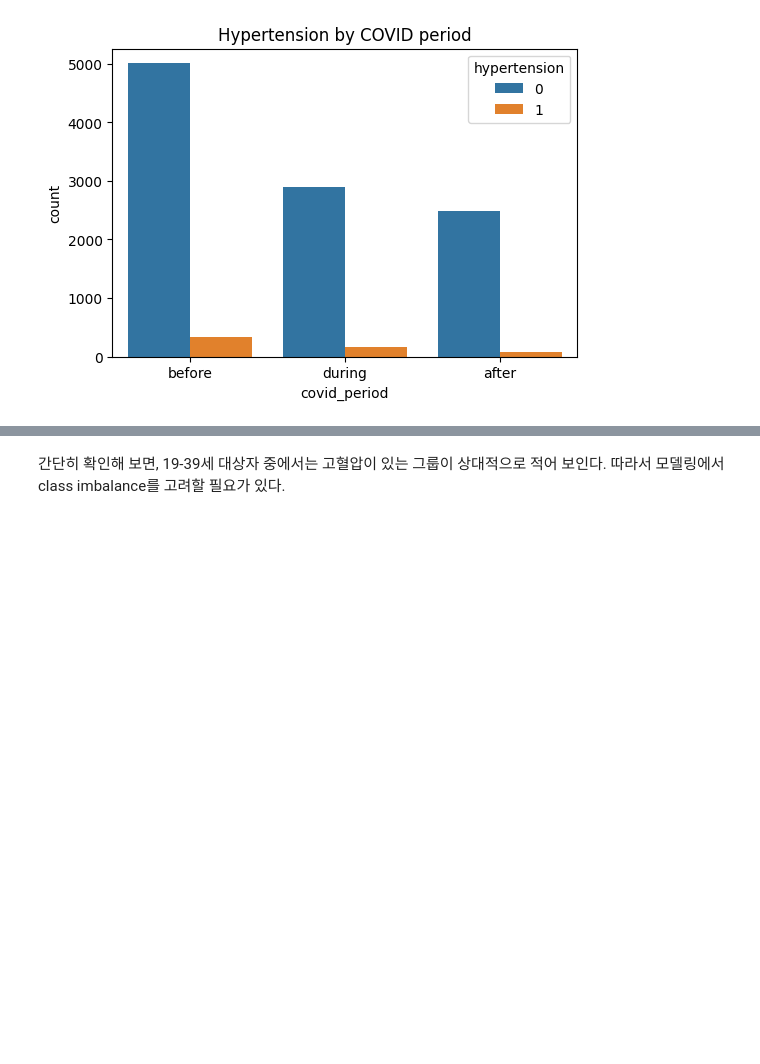
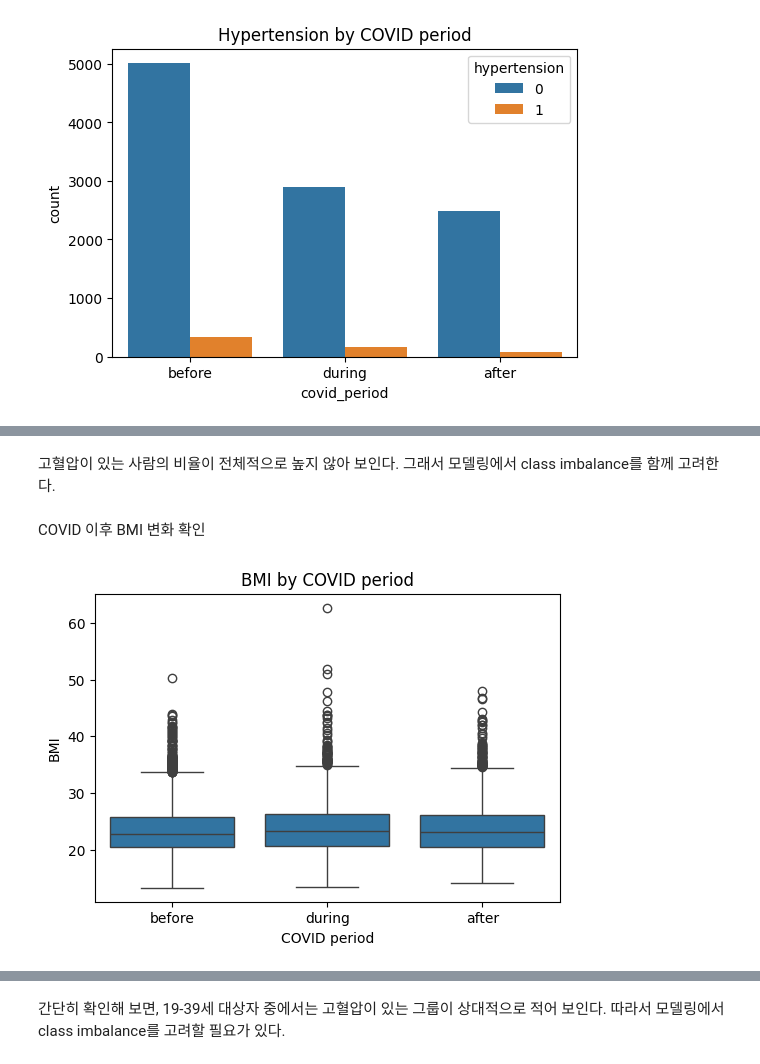
Before and after one commit to thanhdvu/cardiovascular-risk-khanes, a Jupyter notebook: 02_data_cleaning_eda.ipynb, the cells around one changed output, grey strips where cells are left out. Saved outputs shown, nothing was run; the diff lists cells and outputs as text; code cells hidden in the pictures; blank space fills up the shorter version.

```diff
--- a/02_data_cleaning_eda.ipynb
+++ b/02_data_cleaning_eda.ipynb
@@ -230,0 +249,13 @@ plt.show()
+# %% [markdown]
+고혈압이 있는 사람의 비율이 전체적으로 높지 않아 보인다. 그래서 모델링에서 class imbalance를 함께 고려한다.
+# %% [markdown]
+COVID 이후 BMI 변화 확인
+# %%
+plt.figure(figsize=(6, 4))
+sns.boxplot(data=df_young, x='covid_period', y='HE_BMI', order=['before', 'during', 'after'])
+plt.title('BMI by COVID period')
+plt.xlabel('COVID period')
+plt.ylabel('BMI')
+plt.show()
+# %% [output]
+[figure, added]
```
Also changed, not shown: parts of 12 cells of this notebook, 3 other files.
